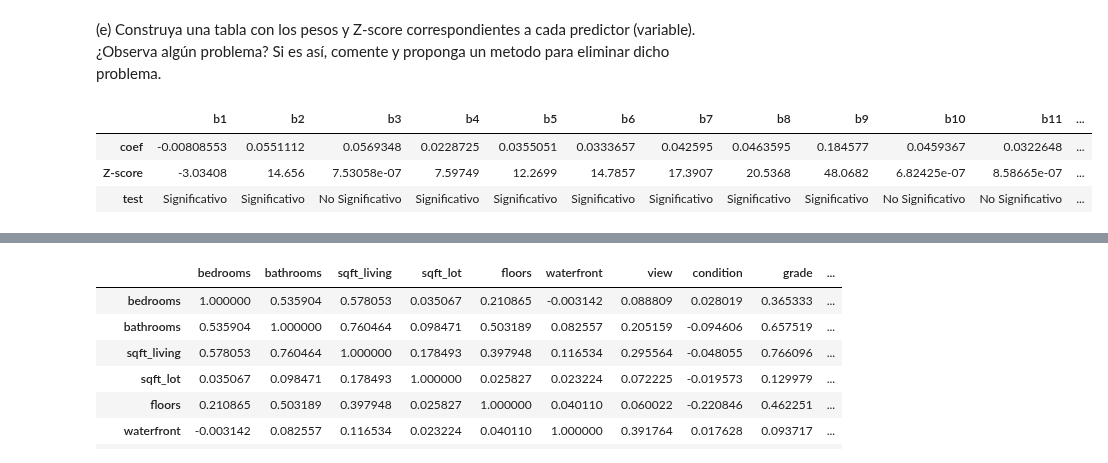
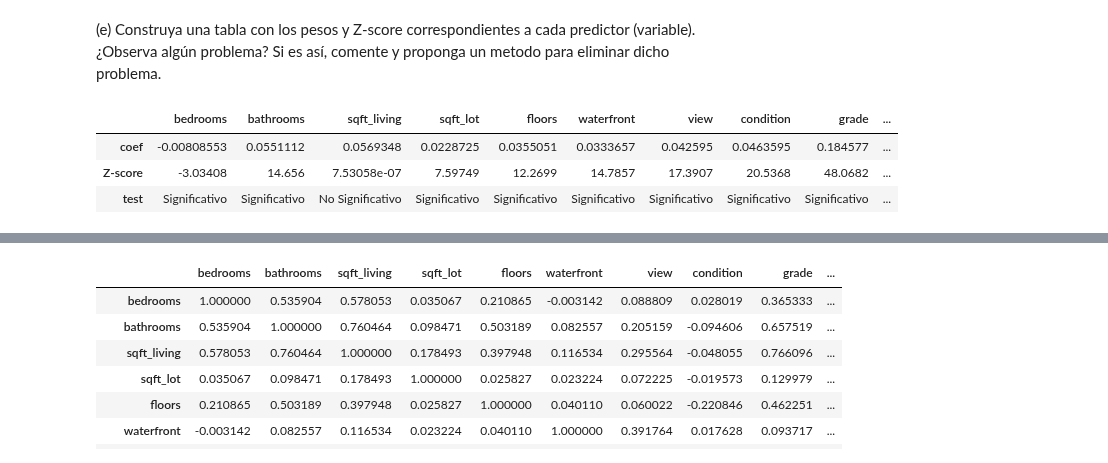
Before and after one commit to dsanmartin/INF578-HW, a Jupyter notebook: 1/Tarea1-ML.ipynb, the cells around one changed output, grey strips where cells are left out. Saved outputs shown, nothing was run; the diff lists cells and outputs as text; code cells hidden in the pictures.

```diff
--- a/1/Tarea1-ML.ipynb
+++ b/1/Tarea1-ML.ipynb
@@ -126,12 +126,12 @@ cotest = []
 for z in zs:
     cotest.append(test(z, vcrit))
 # %%
-cols = ['b' + str(i) for i in range(1, 18)] + ['b0']
+cols = [str(i) for i in Xtrain.columns] + ['b0']
 df_sp = pd.DataFrame([linreg.coef_, zs, cotest], index=['coef', 'Z-score', 'test'], columns=cols)
 
 df_sp
 # %% [output]
-|  | b1 | b2 | b3 | b4 | b5 | b6 | b7 | b8 | b9 | b10 | b11 | ... |
-| coef | -0.00808553 | 0.0551112 | 0.0569348 | 0.0228725 | 0.0355051 | 0.0333657 | 0.042595 | 0.0463595 | 0.184577 | 0.0459367 | 0.0322648 | ... |
-| Z-score | -3.03408 | 14.656 | 7.53058e-07 | 7.59749 | 12.2699 | 14.7857 | 17.3907 | 20.5368 | 48.0682 | 6.82425e-07 | 8.58665e-07 | ... |
-| test | Significativo | Significativo | No Significativo | Significativo | Significativo | Significativo | Significativo | Significativo | Significativo | No Significativo | No Significativo | ... |
+|  | bedrooms | bathrooms | sqft_living | sqft_lot | floors | waterfront | view | condition | grade | ... |
+| coef | -0.00808553 | 0.0551112 | 0.0569348 | 0.0228725 | 0.0355051 | 0.0333657 | 0.042595 | 0.0463595 | 0.184577 | ... |
+| Z-score | -3.03408 | 14.656 | 7.53058e-07 | 7.59749 | 12.2699 | 14.7857 | 17.3907 | 20.5368 | 48.0682 | ... |
+| test | Significativo | Significativo | No Significativo | Significativo | Significativo | Significativo | Significativo | Significativo | Significativo | ... |
```
Also changed, not shown: parts of 18 cells of this notebook.
